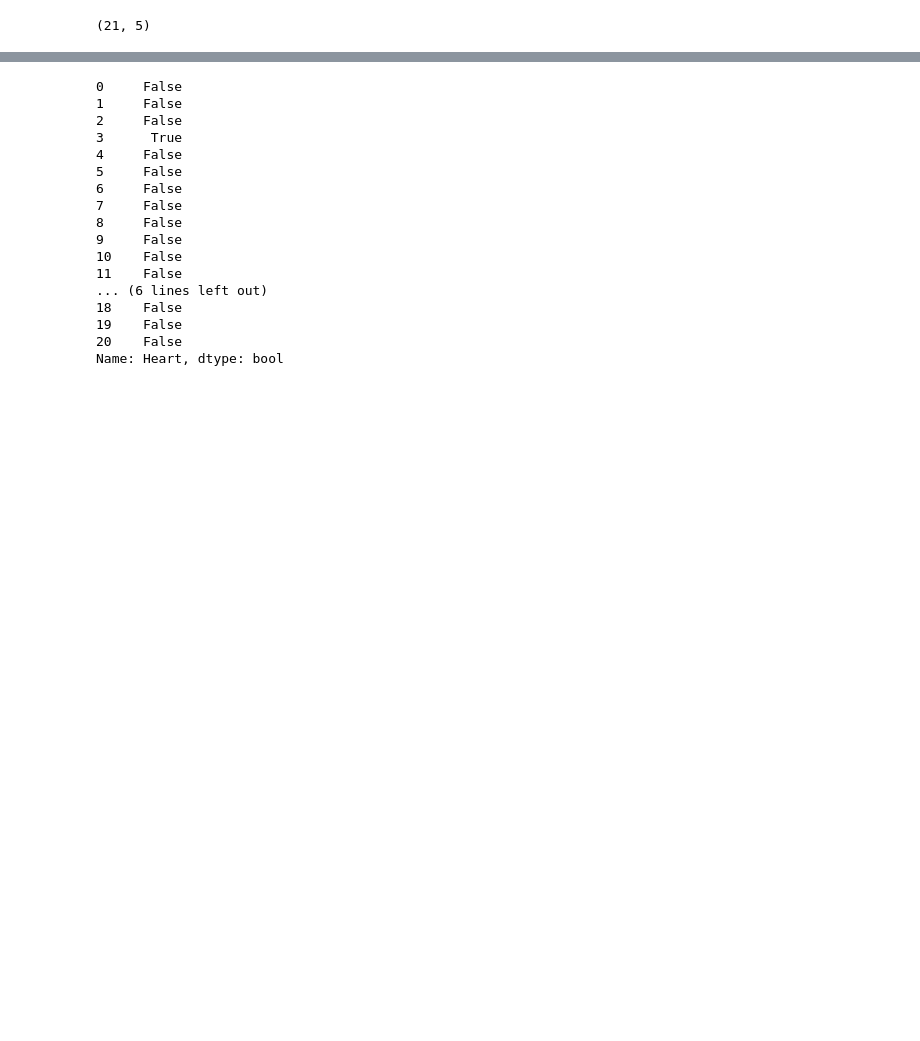
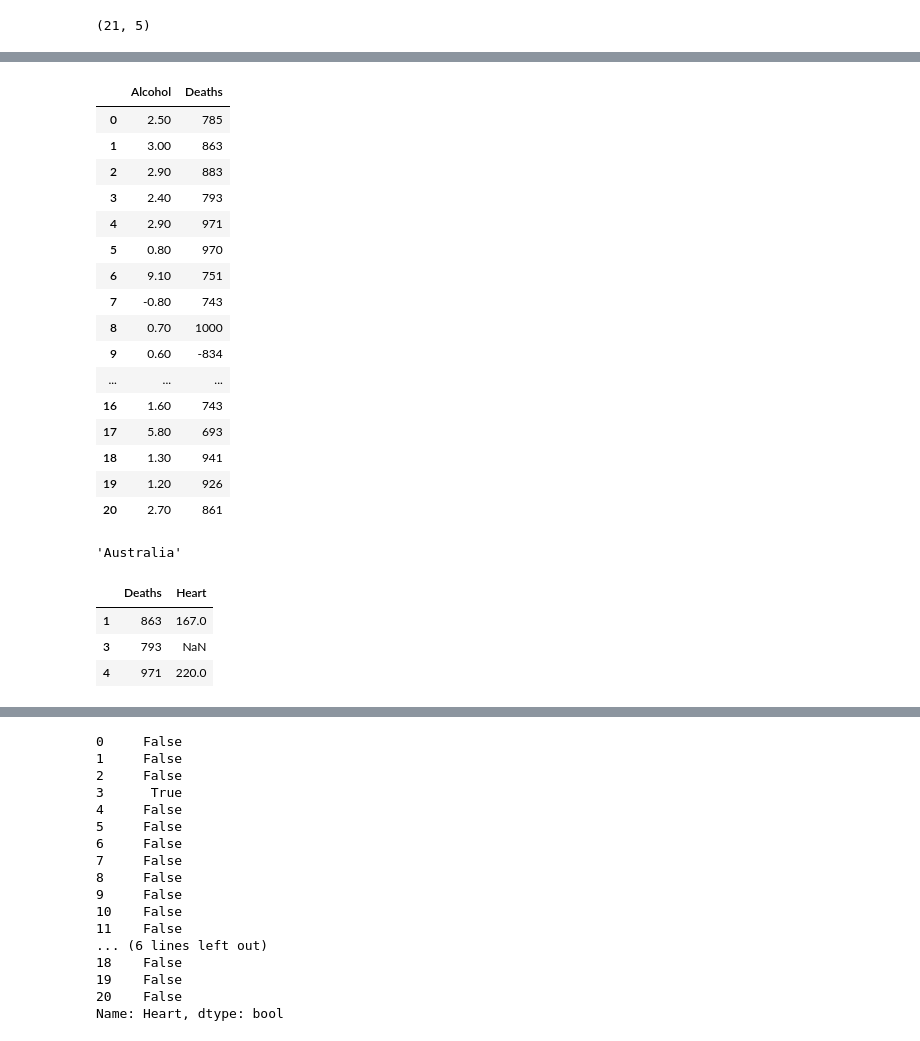
Before and after one commit to bforoura/IDS, a Jupyter notebook: alcohol_consumption.ipynb, the cells around one changed output, grey strips where cells are left out. Cells and saved outputs as stored; diff of their text form; code cells hidden in the pictures; blank space fills up the shorter version.

```diff
--- a/alcohol_consumption.ipynb
+++ b/alcohol_consumption.ipynb
@@ -65,0 +154,37 @@ df.shape
+# %%
+# select columns with index positions as a range
+
+df.iloc[:, 1:3]
+# %% [output]
+|  | Alcohol | Deaths |
+| 0 | 2.50 | 785 |
+| 1 | 3.00 | 863 |
+| 2 | 2.90 | 883 |
+| 3 | 2.40 | 793 |
+| 4 | 2.90 | 971 |
+| 5 | 0.80 | 970 |
+| 6 | 9.10 | 751 |
+| 7 | -0.80 | 743 |
+| 8 | 0.70 | 1000 |
+| 9 | 0.60 | -834 |
+| ... | ... | ... |
+| 16 | 1.60 | 743 |
+| 17 | 5.80 | 693 |
+| 18 | 1.30 | 941 |
+| 19 | 1.20 | 926 |
+| 20 | 2.70 | 861 |
+# %%
+# select a single cell
+
+df.iloc[0,0]
+# %% [output]
+'Australia'
+# %%
+# select specific columns and rows with index positions as lists
+
+df.iloc[[1,3,4], [2,3]]
+# %% [output]
+|  | Deaths | Heart |
+| 1 | 863 | 167.0 |
+| 3 | 793 | NaN |
+| 4 | 971 | 220.0 |
```
Also changed, not shown: parts of 8 cells of this notebook.
